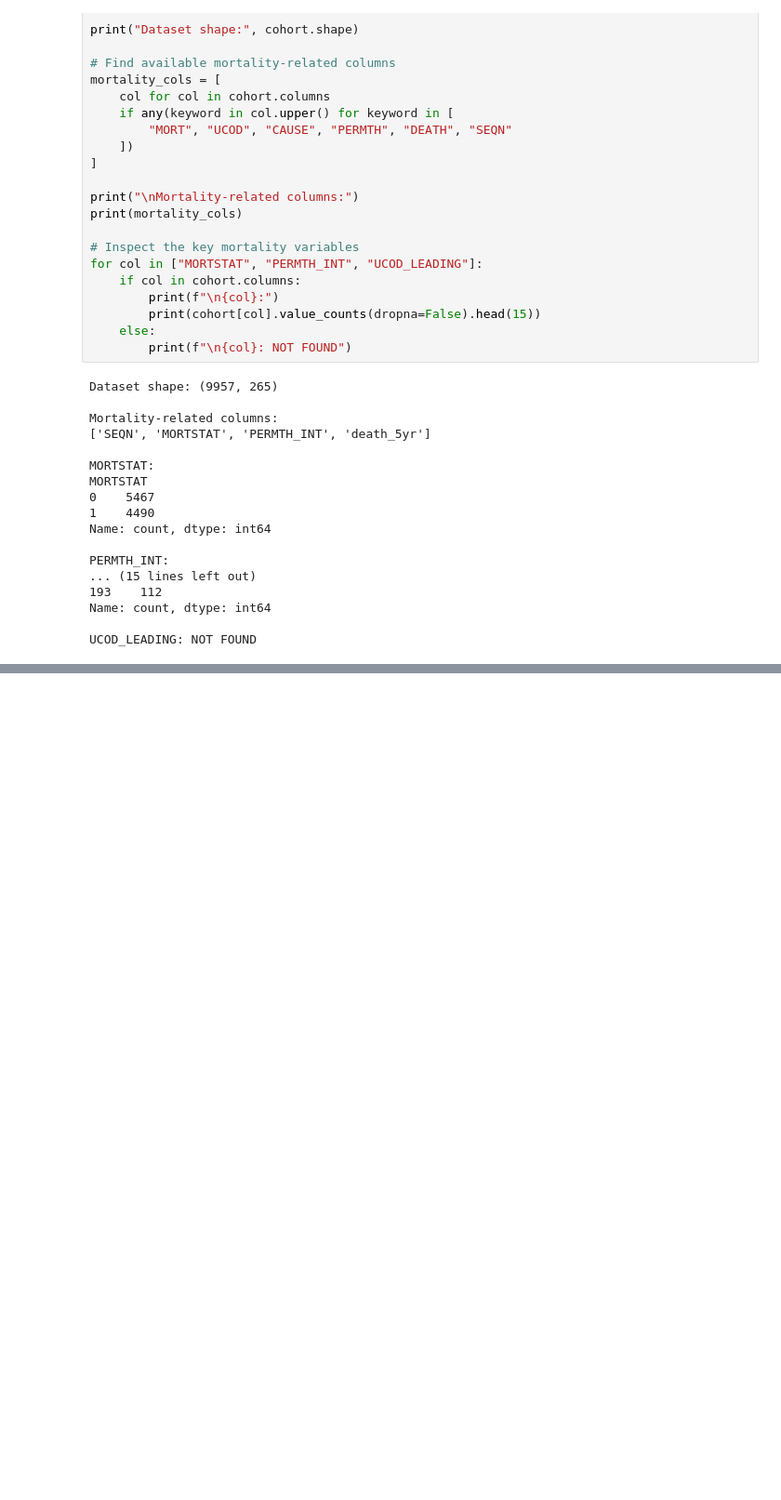
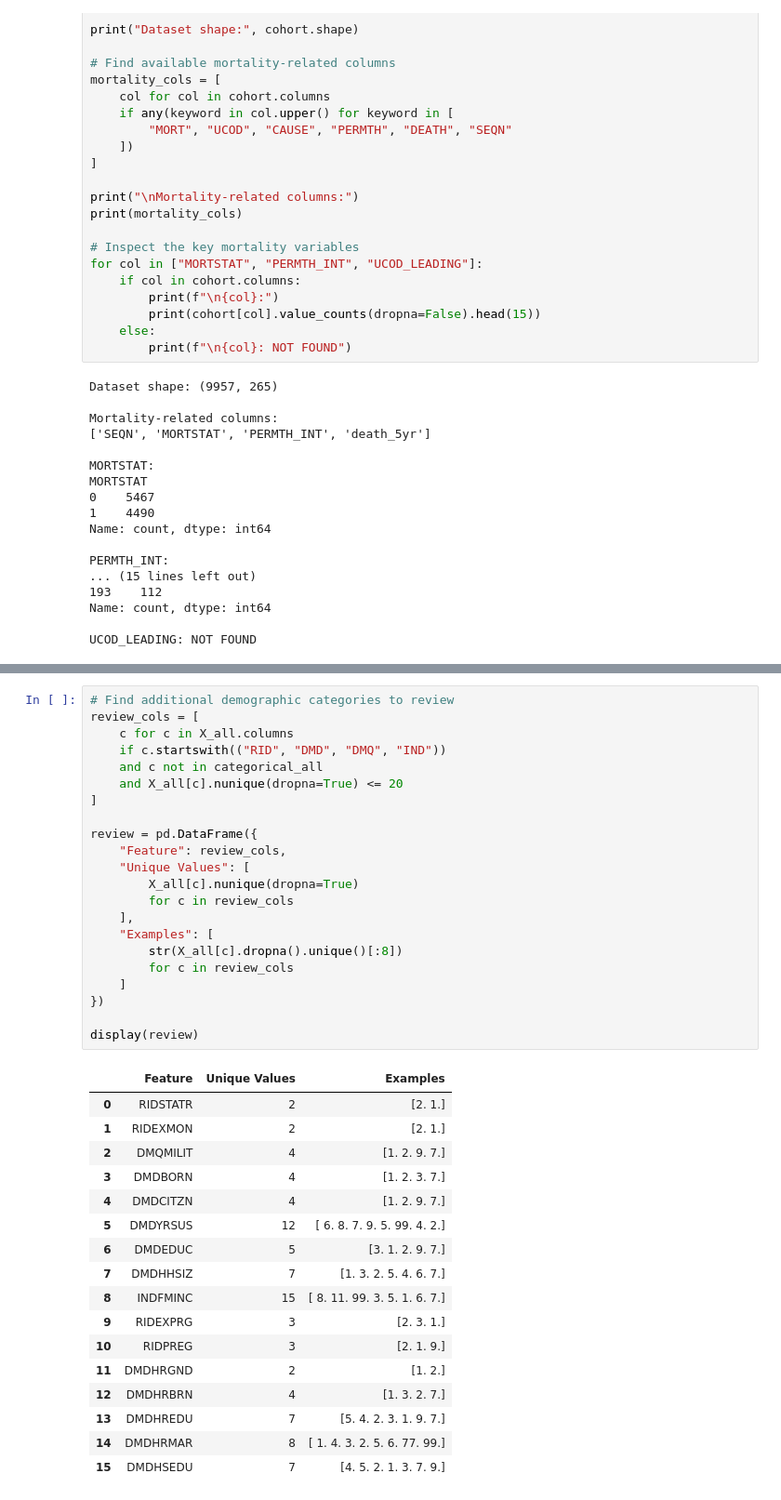
Before and after one commit to Evode-Manirahari/nhanes-cardiovascular-ml, a Jupyter notebook: notebooks/03_onehot_baseline_cv.ipynb, the cells around one changed output, grey strips where cells are left out. Shown at 93% size. Saved outputs shown, nothing was run; the diff lists cells and outputs as text; blank space fills up the shorter version.

```diff
--- a/notebooks/03_onehot_baseline_cv.ipynb
+++ b/notebooks/03_onehot_baseline_cv.ipynb
@@ -1287,0 +1438,40 @@ UCOD_LEADING: NOT FOUND
+# %%
+# Find additional demographic categories to review
+review_cols = [
+    c for c in X_all.columns
+    if c.startswith(("RID", "DMD", "DMQ", "IND"))
+    and c not in categorical_all
+    and X_all[c].nunique(dropna=True) <= 20
+]
+
+review = pd.DataFrame({
+    "Feature": review_cols,
+    "Unique Values": [
+        X_all[c].nunique(dropna=True)
+        for c in review_cols
+    ],
+    "Examples": [
+        str(X_all[c].dropna().unique()[:8])
+        for c in review_cols
+    ]
+})
+
+display(review)
+# %% [output]
+|  | Feature | Unique Values | Examples |
+| 0 | RIDSTATR | 2 | [2. 1.] |
+| 1 | RIDEXMON | 2 | [2. 1.] |
+| 2 | DMQMILIT | 4 | [1. 2. 9. 7.] |
+| 3 | DMDBORN | 4 | [1. 2. 3. 7.] |
+| 4 | DMDCITZN | 4 | [1. 2. 9. 7.] |
+| 5 | DMDYRSUS | 12 | [ 6. 8. 7. 9. 5. 99. 4. 2.] |
+| 6 | DMDEDUC | 5 | [3. 1. 2. 9. 7.] |
+| 7 | DMDHHSIZ | 7 | [1. 3. 2. 5. 4. 6. 7.] |
+| 8 | INDFMINC | 15 | [ 8. 11. 99. 3. 5. 1. 6. 7.] |
+| 9 | RIDEXPRG | 3 | [2. 3. 1.] |
+| 10 | RIDPREG | 3 | [2. 1. 9.] |
+| 11 | DMDHRGND | 2 | [1. 2.] |
+| 12 | DMDHRBRN | 4 | [1. 3. 2. 7.] |
+| 13 | DMDHREDU | 7 | [5. 4. 2. 3. 1. 9. 7.] |
+| 14 | DMDHRMAR | 8 | [ 1. 4. 3. 2. 5. 6. 77. 99.] |
+| 15 | DMDHSEDU | 7 | [4. 5. 2. 1. 3. 7. 9.] |
```
Also changed, not shown: parts of 23 cells of this notebook.
